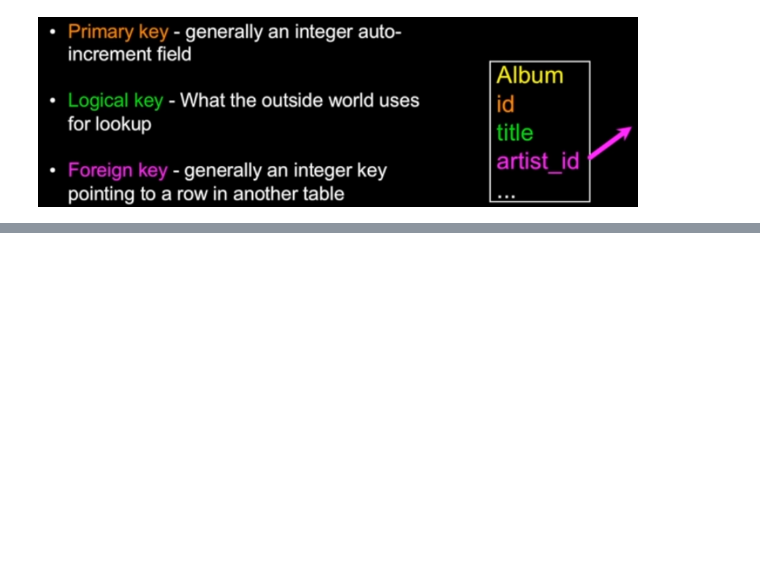
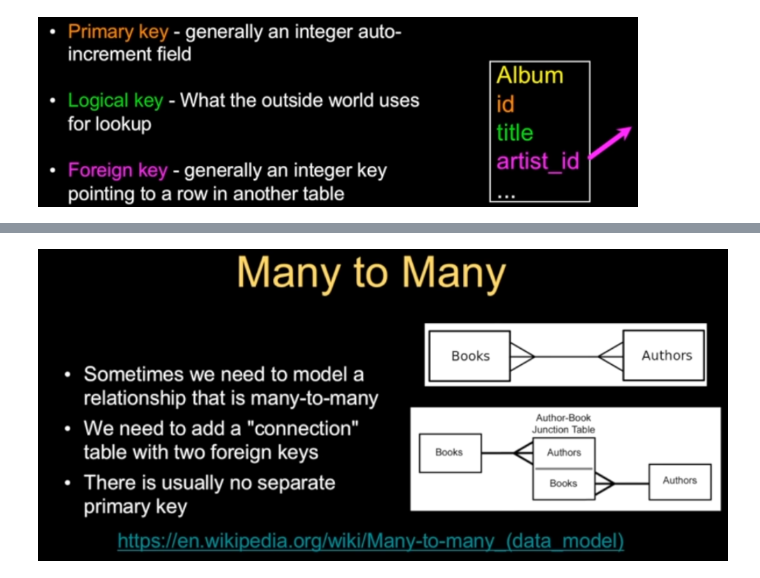
Before and after one commit to priscilla-arinze/PythonReview, a Jupyter notebook: xSyntaxReview_Databases/Databases.ipynb, the cells around one changed output, grey strips where cells are left out. Cells and saved outputs as stored; diff of their text form; code cells hidden in the pictures; blank space fills up the shorter version.

```diff
--- a/xSyntaxReview_Databases/Databases.ipynb
+++ b/xSyntaxReview_Databases/Databases.ipynb
@@ -199,0 +233,6 @@ Image(filename="../aa_Screenshots/integer-keys2.png", width=600)
+# %%
+from IPython.display import Image
+from IPython.core.display import HTML
+Image(filename="../aa_Screenshots/many-to-many.png", width=700)
+# %% [output]
+[figure, added]
```
Also changed, not shown: parts of 15 cells of this notebook, 15 other files.
